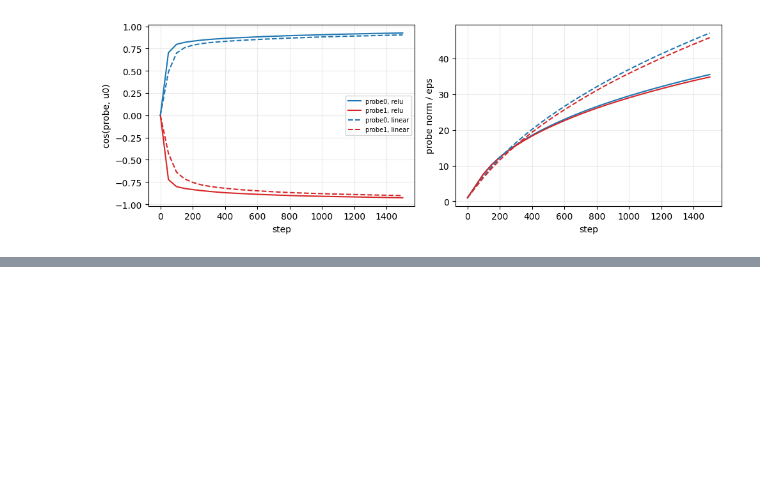
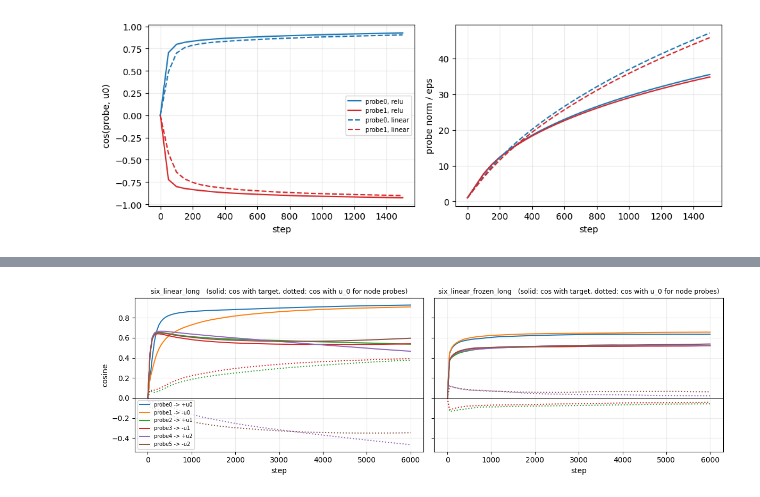
Before and after one commit to HarishGP/layer-lenses, a Jupyter notebook: notebooks/designed_init_u0.ipynb, the cells around one changed output, grey strips where cells are left out. Saved outputs shown, nothing was run; the diff lists cells and outputs as text; code cells hidden in the pictures; blank space fills up the shorter version.

```diff
--- a/notebooks/designed_init_u0.ipynb
+++ b/notebooks/designed_init_u0.ipynb
@@ -328,0 +391,13 @@ axes[0].legend(fontsize=7); fig.tight_layout(); plt.show()
+# %%
+fig, axes = plt.subplots(1, 2, figsize=(12, 3.8), sharey=True)
+for ax, tag in zip(axes, ["six_linear_long", "six_linear_frozen_long"]):
+    T = pd.read_csv(RESULTS / f"traj_{tag}.csv")
+    for pidx, g in T.groupby("probe"):
+        ax.plot(g.step, g.cos_target, label=f"probe{pidx} -> {'+' if g.target_pole.iloc[0] > 0 else '-'}u{g.target_node.iloc[0]}")
+        ax.plot(g.step, g.cos_u0 if g.target_node.iloc[0] != 0 else np.nan * g.step, ls=":", color=ax.lines[-1].get_color())
+    ax.set_title(f"{tag}   (solid: cos with target, dotted: cos with u_0 for node probes)", fontsize=9)
+    ax.set_xlabel("step"); ax.grid(alpha=0.25); ax.axhline(0, color="k", lw=0.6)
+axes[0].set_ylabel("cosine"); axes[0].legend(fontsize=7)
+fig.tight_layout(); plt.show()
+# %% [output]
+[figure, added]
```
Also changed, not shown: parts of 3 cells of this notebook, 18 other files.
